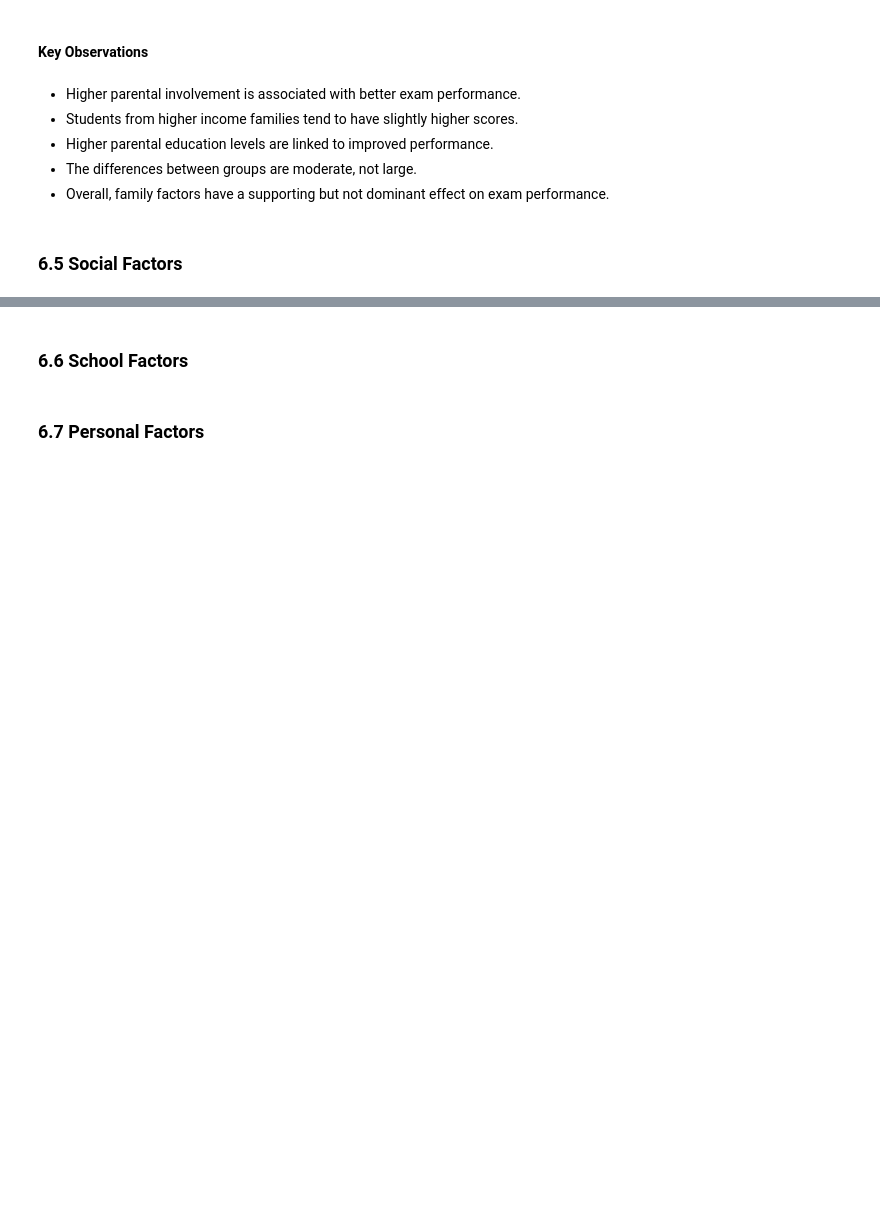
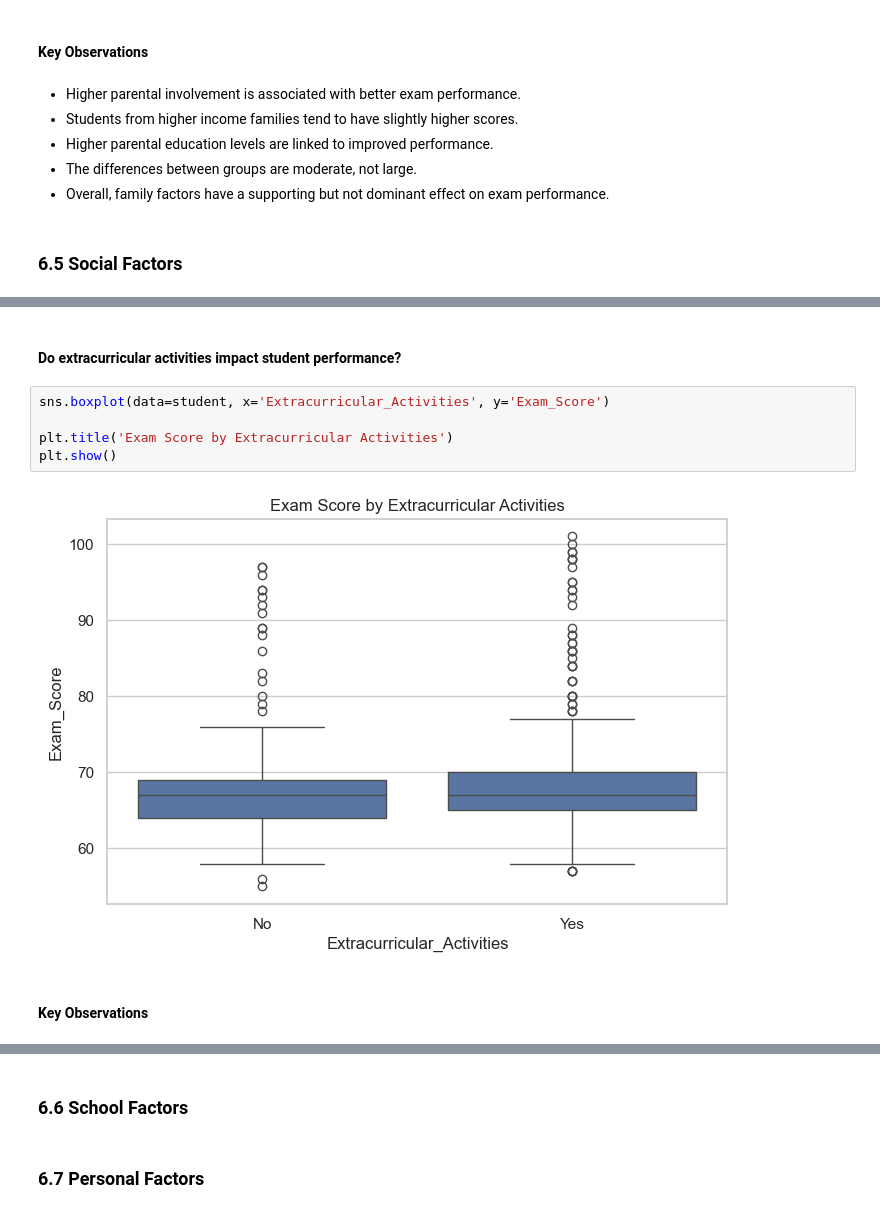
Before and after one commit to Nujud123/A-AI-Bootcamp, a Jupyter notebook: student/course2/p2_student_exam.ipynb, the cells around one changed output, grey strips where cells are left out. Saved outputs shown, nothing was run; the diff lists cells and outputs as text; blank space fills up the shorter version.

```diff
--- a/student/course2/p2_student_exam.ipynb
+++ b/student/course2/p2_student_exam.ipynb
@@ -389,0 +399,11 @@ plt.show()
+# %% [markdown]
+#### Do extracurricular activities impact student performance?
+# %%
+sns.boxplot(data=student, x='Extracurricular_Activities', y='Exam_Score')
+
+plt.title('Exam Score by Extracurricular Activities')
+plt.show()
+# %% [output]
+[figure, added]
+# %% [markdown]
+#### Key Observations
```
Also changed, not shown: parts of 3 cells of this notebook.
